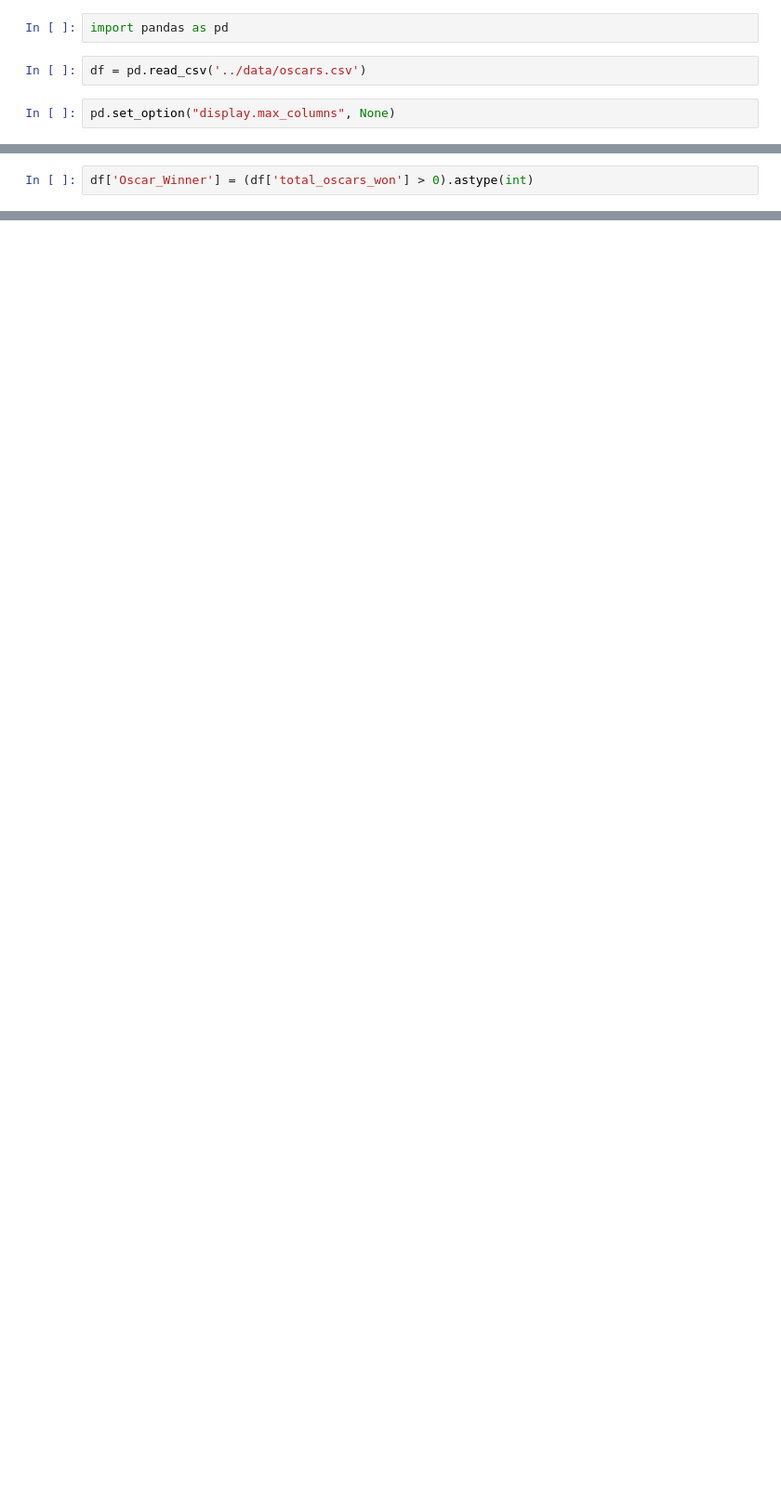
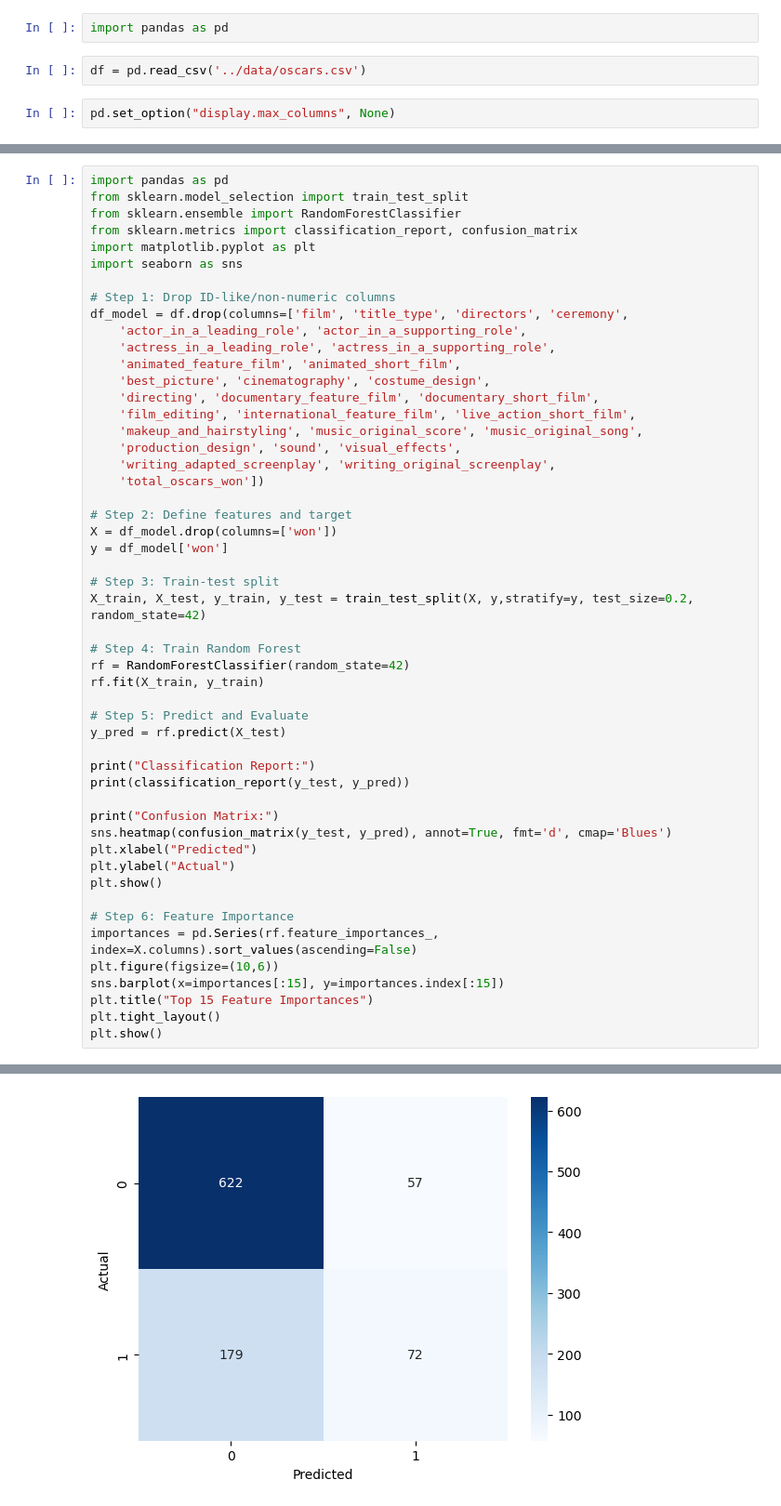
Before and after one commit to swathi-ms/Project-5, a Jupyter notebook: code/felix_random_forest.ipynb, the cells around one changed output, grey strips where cells are left out. Shown: that part at 93% size. Cells and saved outputs as stored; diff of their text form; blank space fills up the shorter version.

```diff
--- a/code/felix_random_forest.ipynb
+++ b/code/felix_random_forest.ipynb
@@ -16,2 +26,0 @@ df.head()
-# %%
-df['Oscar_Winner'] = (df['total_oscars_won'] > 0).astype(int)
@@ -26,0 +34,52 @@ df_model = df_model.fillna(0)
+# %%
+import pandas as pd
+from sklearn.model_selection import train_test_split
+from sklearn.ensemble import RandomForestClassifier
+from sklearn.metrics import classification_report, confusion_matrix
+import matplotlib.pyplot as plt
+import seaborn as sns
+
+# Step 1: Drop ID-like/non-numeric columns
+df_model = df.drop(columns=['film', 'title_type', 'directors', 'ceremony',
+    'actor_in_a_leading_role', 'actor_in_a_supporting_role',
+    'actress_in_a_leading_role', 'actress_in_a_supporting_role',
+    'animated_feature_film', 'animated_short_film',
+    'best_picture', 'cinematography', 'costume_design',
+    'directing', 'documentary_feature_film', 'documentary_short_film',
+    'film_editing', 'international_feature_film', 'live_action_short_film',
+    'makeup_and_hairstyling', 'music_original_score', 'music_original_song',
+    'production_design', 'sound', 'visual_effects',
+    'writing_adapted_screenplay', 'writing_original_screenplay',
+    'total_oscars_won'])
+
+# Step 2: Define features and target
+X = df_model.drop(columns=['won'])
+y = df_model['won']
+
+# Step 3: Train-test split
+X_train, X_test, y_train, y_test = train_test_split(X, y,stratify=y, test_size=0.2, random_state=42)
+
+# Step 4: Train Random Forest
+rf = RandomForestClassifier(random_state=42)
+rf.fit(X_train, y_train)
+
+# Step 5: Predict and Evaluate
+y_pred = rf.predict(X_test)
+
+print("Classification Report:")
+print(classification_report(y_test, y_pred))
+
+print("Confusion Matrix:")
+sns.heatmap(confusion_matrix(y_test, y_pred), annot=True, fmt='d', cmap='Blues')
+plt.xlabel("Predicted")
+plt.ylabel("Actual")
+plt.show()
+
+# Step 6: Feature Importance
+importances = pd.Series(rf.feature_importances_, index=X.columns).sort_values(ascending=False)
+plt.figure(figsize=(10,6))
+sns.barplot(x=importances[:15], y=importances.index[:15])
+plt.title("Top 15 Feature Importances")
+plt.tight_layout()
+plt.show()
+# %% [output]
@@ -26,0 +97 @@ df_model = df_model.fillna(0)
+[figure, added]
```
Also changed, not shown: parts of 9 cells of this notebook, 1 other file.
